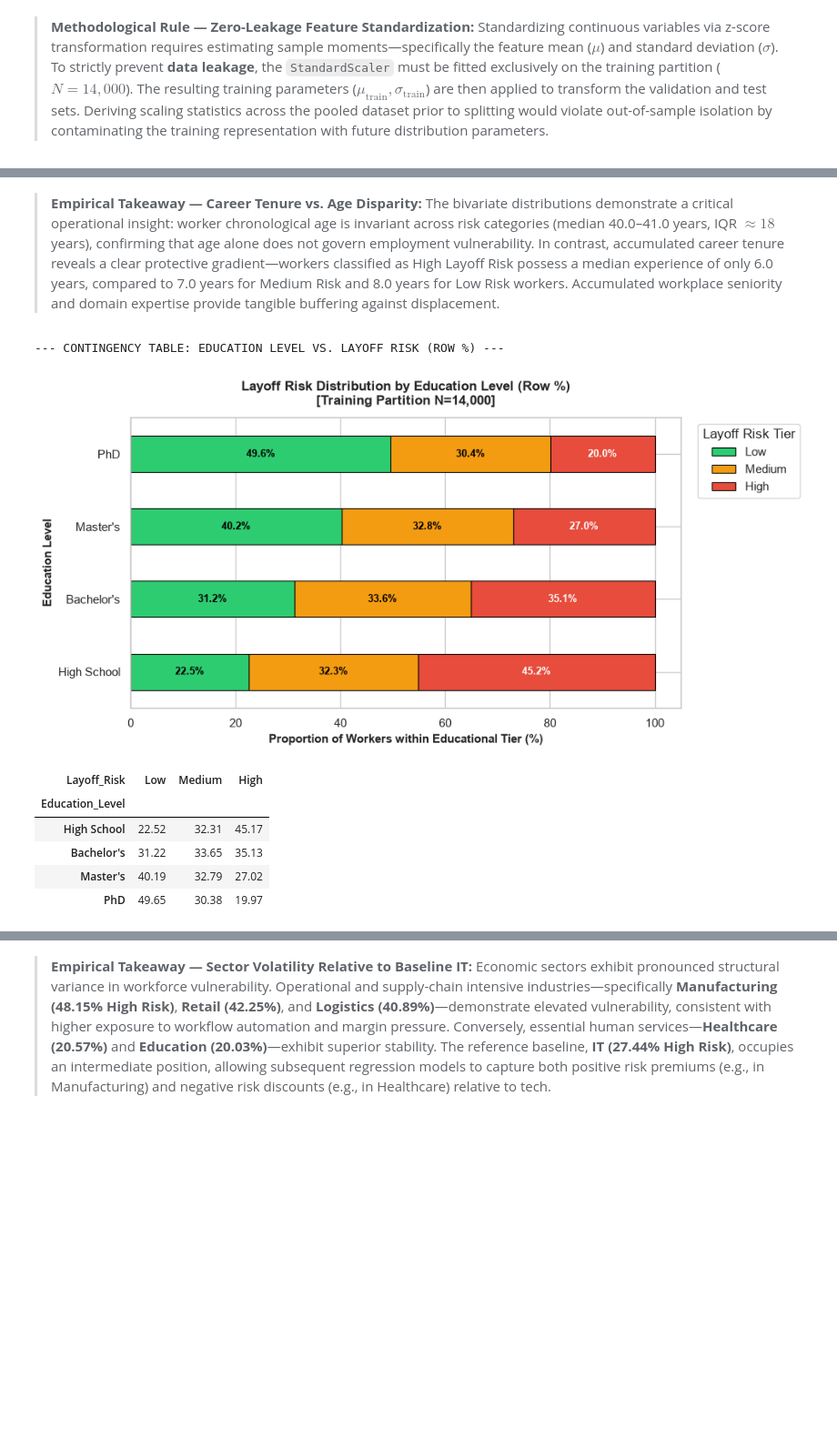
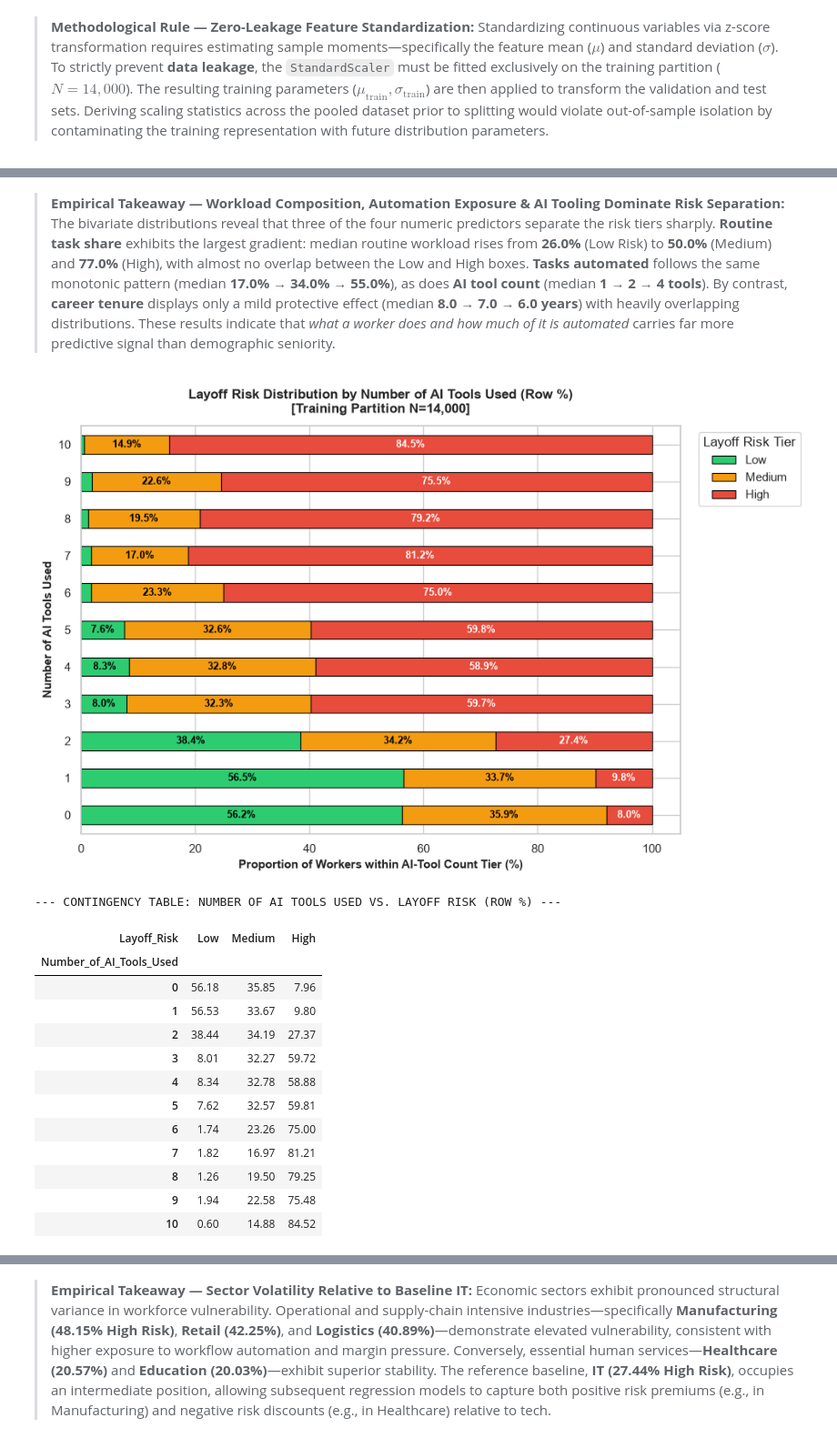
Before and after one commit to Samanzarei-9775/AAI500-Final-Project, a Jupyter notebook: notebooks/data_cleaning_merged.ipynb, the cells around one changed output, grey strips where cells are left out. Shown at 91% size. Saved outputs shown, nothing was run; the diff lists cells and outputs as text; code cells hidden in the pictures; blank space fills up the shorter version.

```diff
--- a/notebooks/data_cleaning_merged.ipynb
+++ b/notebooks/data_cleaning_merged.ipynb
@@ -247,13 +261,15 @@ Age, Years_of_Experience, Education_Level, Industry
     Layoff_Risk: 'Low': 0, 'Medium': 1, 'High': 2
 # %%
 # -------------------------------------------------------------------------
-# Feature Extraction: Isolating the 4 Key Predictors and Target
+# Feature Extraction: Isolating the 5 Key Predictors and Target
+# Industry (nominal) + 4 numeric workload / automation / experience features
 # -------------------------------------------------------------------------
 selected_features = [
-    "Age",
+    "Industry",
     "Years_of_Experience",
-    "Education_Level",
-    "Industry"
+    "Routine_Task_Percentage",
+    "Tasks_Automated_Percentage",
+    "Number_of_AI_Tools_Used"
 ]
 
 target = "Layoff_Risk"
@@ -262,5 +278,6 @@ target = "Layoff_Risk"
 df_model = df[selected_features + [target]].copy()
 print("--- Dataframe Model Row and column check ---")
 print(f"Rows: {df_model.shape[0]:,}, Selected Columns: {df_model.shape[1]}")
+print(f"Predictors: {selected_features}")
 # %% [output]
 --- Dataframe Model Row and column check ---
@@ -503,12 +573,9 @@ For interpretable visualizations, continuous variables (`Age`, `Years_of_Experie
 # Reconstructs unscaled training DataFrame for natural-unit visualization.
 # -------------------------------------------------------------------------
 # Reconstruct natural continuous scale using inverse transform
+# (all 4 numeric predictors are whole numbers, so we round away float noise)
 unscaled_continuous = scaler.inverse_transform(X_train[scale_cols])
-train_eda_df = pd.DataFrame(unscaled_continuous, columns=scale_cols, index=X_train.index)
-
-# Reconstruct ordinal Education_Level label
-inv_edu_map = {0: 'High School', 1: "Bachelor's", 2: "Master's", 3: 'PhD'}
-train_eda_df['Education_Level'] = X_train['Education_Level'].map(inv_edu_map)
+train_eda_df = pd.DataFrame(unscaled_continuous, columns=scale_cols, index=X_train.index).round().astype(int)
 
 # Reconstruct Industry from dummy indicators (Baseline: IT)
 industry_dummies = [c for c in X_train.columns if c.startswith('Industry_')]
@@ -609,54 +684,63 @@ display(bivariate_stats)
 # %% [markdown]
-> **Empirical Takeaway — Career Tenure vs. Age Disparity:**
-> The bivariate distributions demonstrate a critical operational insight: worker chronological age is invariant across risk categories (median 40.0–41.0 years, IQR $\approx 18$ years), confirming that age alone does not govern employment vulnerability. In contrast, accumulated career tenure reveals a clear protective gradient—workers classified as High Layoff Risk possess a median experience of only 6.0 years, compared to 7.0 years for Medium Risk and 8.0 years for Low Risk workers. Accumulated workplace seniority and domain expertise provide tangible buffering against displacement.
+> **Empirical Takeaway — Workload Composition, Automation Exposure & AI Tooling Dominate Risk Separation:**
+> The bivariate distributions reveal that three of the four numeric predictors separate the risk tiers sharply. **Routine task share** exhibits the largest gradient: median routine workload rises from **26.0%** (Low Risk) to **50.0%** (Medium) and **77.0%** (High), with almost no overlap between the Low and High boxes. **Tasks automated** follows the same monotonic pattern (median **17.0% → 34.0% → 55.0%**), as does **AI tool count** (median **1 → 2 → 4 tools**). By contrast, **career tenure** displays only a mild protective effect (median **8.0 → 7.0 → 6.0 years**) with heavily overlapping distributions. These results indicate that *what a worker does and how much of it is automated* carries far more predictive signal than demographic seniority.
 # %%
 # -------------------------------------------------------------------------
-# Cell C — Categorical Credentialing Analysis: Education Level vs. Layoff Risk
+# Cell C — AI Tool Adoption Analysis: Number of AI Tools Used vs. Layoff Risk
 # Cross-tabulation of row percentages and 100% stacked horizontal bar chart.
 # -------------------------------------------------------------------------
-edu_order = ['High School', "Bachelor's", "Master's", 'PhD']
+tools_order = sorted(train_eda_df['Number_of_AI_Tools_Used'].unique())
 
 # Row-normalized cross-tabulation (%)
-edu_risk_crosstab = pd.crosstab(
-    train_eda_df['Education_Level'],
+tools_risk_crosstab = pd.crosstab(
+    train_eda_df['Number_of_AI_Tools_Used'],
     train_eda_df['Layoff_Risk'],
     normalize='index'
-)[RISK_ORDER].reindex(edu_order) * 100
+)[RISK_ORDER].reindex(tools_order) * 100
 
-fig, ax = plt.subplots(figsize=(10, 5))
-edu_risk_crosstab.plot(
+fig, ax = plt.subplots(figsize=(10, 6.5))
+tools_risk_crosstab.plot(
     kind='barh',
     stacked=True,
     color=[RISK_PALETTE[r] for r in RISK_ORDER],
     edgecolor='black',
     linewidth=0.8,
     ax=ax
 )
 
-ax.set_title("Layoff Risk Distribution by Education Level (Row %)\n[Training Partition N=14,000]", fontsize=12, fontweight='bold', pad=12)
-ax.set_xlabel("Proportion of Workers within Educational Tier (%)", fontsize=11, fontweight='bold')
-ax.set_ylabel("Education Level", fontsize=11, fontweight='bold')
+ax.set_title("Layoff Risk Distribution by Number of AI Tools Used (Row %)\n[Training Partition N=14,000]", fontsize=12, fontweight='bold', pad=12)
+ax.set_xlabel("Proportion of Workers within AI-Tool Count Tier (%)", fontsize=11, fontweight='bold')
+ax.set_ylabel("Number of AI Tools Used", fontsize=11, fontweight='bold')
 ax.legend(title="Layoff Risk Tier", bbox_to_anchor=(1.02, 1), loc='upper left', frameon=True)
 
-# Overlay percentage labels inside stacked bar segments
-for n, col_name in enumerate(edu_risk_crosstab.columns):
-    for row_idx, val in enumerate(edu_risk_crosstab[col_name]):
-        cum_val = edu_risk_crosstab.iloc[row_idx, :n].sum() + (val / 2)
+# Overlay percentage labels inside stacked bar segments (skip tiny slivers < 5%)
+for n, col_name in enumerate(tools_risk_crosstab.columns):
+    for row_idx, val in enumerate(tools_risk_crosstab[col_name]):
+        if val < 5:
+            continue
+        cum_val = tools_risk_crosstab.iloc[row_idx, :n].sum() + (val / 2)
         font_col = 'white' if col_name == 'High' else 'black'
-        ax.text(cum_val, row_idx, f"{val:.1f}%", ha='center', va='center', color=font_col, fontweight='bold', fontsize=9.5)
+        ax.text(cum_val, row_idx, f"{val:.1f}%", ha='center', va='center', color=font_col, fontweight='bold', fontsize=9)
 
 plt.tight_layout()
 plt.show()
 
-print("--- CONTINGENCY TABLE: EDUCATION LEVEL VS. LAYOFF RISK (ROW %) ---")
-display(edu_risk_crosstab.round(2))
+print("--- CONTINGENCY TABLE: NUMBER OF AI TOOLS USED VS. LAYOFF RISK (ROW %) ---")
+display(tools_risk_crosstab.round(2))
 # %% [output]
+[figure, new version]
---- CONTINGENCY TABLE: EDUCATION LEVEL VS. LAYOFF RISK (ROW %) ---
+--- CONTINGENCY TABLE: NUMBER OF AI TOOLS USED VS. LAYOFF RISK (ROW %) ---
-[figure, old version]
 | Layoff_Risk | Low | Medium | High |
-| Education_Level |  |  |  |
-| High School | 22.52 | 32.31 | 45.17 |
-| Bachelor's | 31.22 | 33.65 | 35.13 |
-| Master's | 40.19 | 32.79 | 27.02 |
-| PhD | 49.65 | 30.38 | 19.97 |
+| Number_of_AI_Tools_Used |  |  |  |
+| 0 | 56.18 | 35.85 | 7.96 |
+| 1 | 56.53 | 33.67 | 9.80 |
+| 2 | 38.44 | 34.19 | 27.37 |
+| 3 | 8.01 | 32.27 | 59.72 |
+| 4 | 8.34 | 32.78 | 58.88 |
+| 5 | 7.62 | 32.57 | 59.81 |
+| 6 | 1.74 | 23.26 | 75.00 |
+| 7 | 1.82 | 16.97 | 81.21 |
+| 8 | 1.26 | 19.50 | 79.25 |
+| 9 | 1.94 | 22.58 | 75.48 |
+| 10 | 0.60 | 14.88 | 84.52 |
 # %% [markdown]
```
Also changed, not shown: parts of 19 cells of this notebook, 6 other files.
